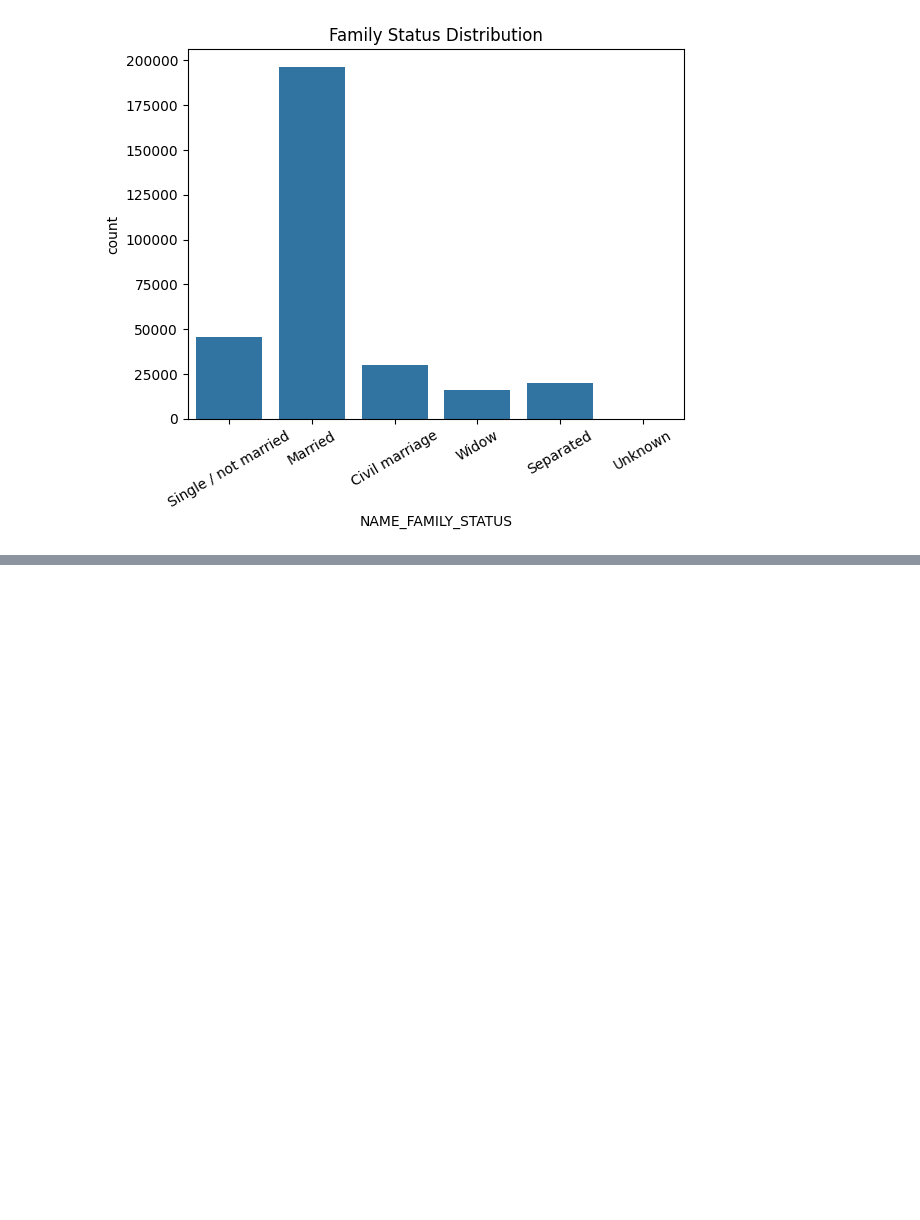
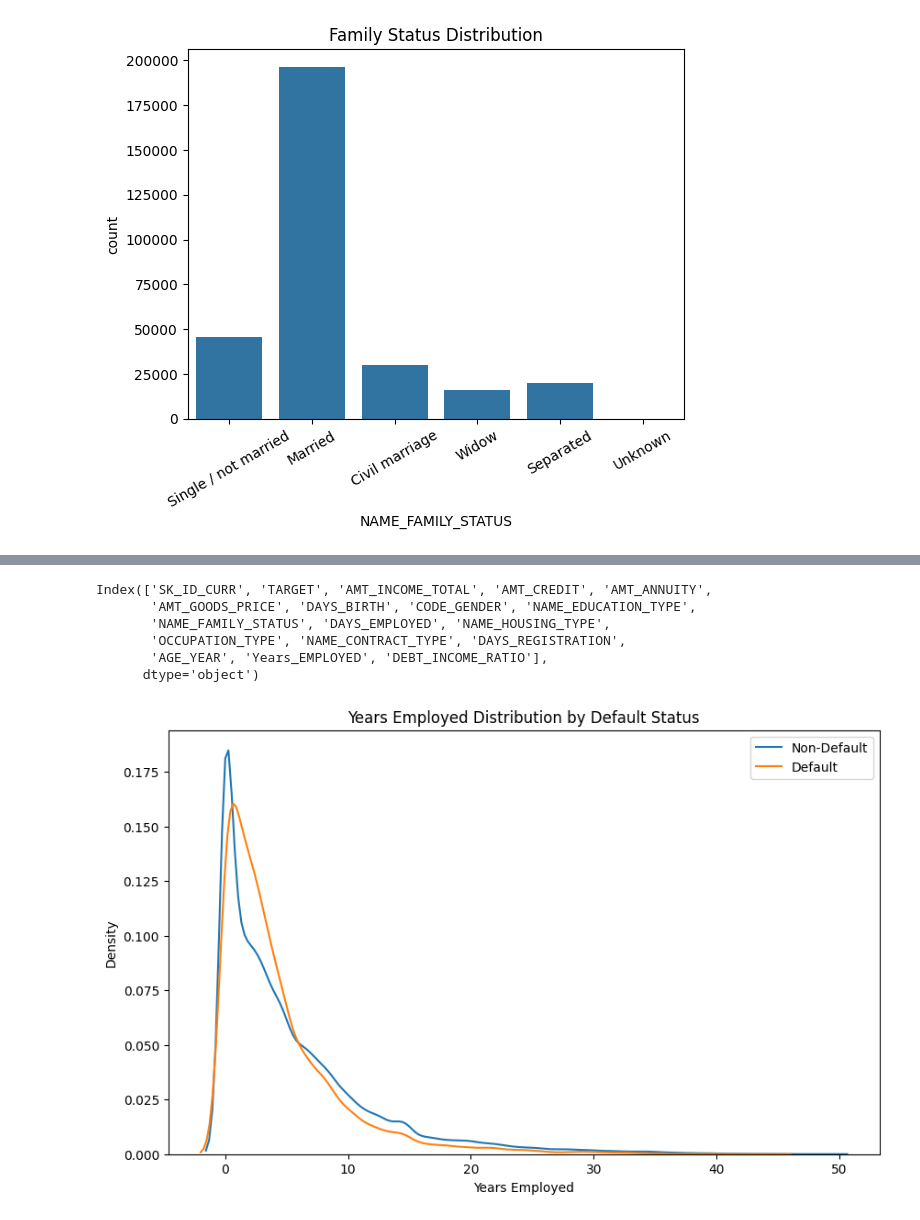
Before and after one commit to atharva3428/home-credit-analysis, a Jupyter notebook: analysis.ipynb, the cells around one changed output, grey strips where cells are left out. Drawn from its saved outputs; the diff is of its cells as text; code cells hidden in the pictures; blank space fills up the shorter version.

```diff
--- a/analysis.ipynb
+++ b/analysis.ipynb
@@ -198,0 +226,20 @@ plt.show()
+# %%
+df.columns
+# %% [output]
+Index(['SK_ID_CURR', 'TARGET', 'AMT_INCOME_TOTAL', 'AMT_CREDIT', 'AMT_ANNUITY',
+       'AMT_GOODS_PRICE', 'DAYS_BIRTH', 'CODE_GENDER', 'NAME_EDUCATION_TYPE',
+       'NAME_FAMILY_STATUS', 'DAYS_EMPLOYED', 'NAME_HOUSING_TYPE',
+       'OCCUPATION_TYPE', 'NAME_CONTRACT_TYPE', 'DAYS_REGISTRATION',
+       'AGE_YEAR', 'Years_EMPLOYED', 'DEBT_INCOME_RATIO'],
+      dtype='object')
+# %%
+plt.figure(figsize=(10, 6))
+sns.kdeplot(data=df[df['TARGET'] == 0]['Years_EMPLOYED'], label='Non-Default')
+sns.kdeplot(data=df[df['TARGET'] == 1]['Years_EMPLOYED'], label='Default')
+plt.title('Years Employed Distribution by Default Status')
+plt.xlabel('Years Employed')
+plt.ylabel('Density')
+plt.legend()
+plt.show()
+# %% [output]
+[figure, added]
```
Also changed, not shown: parts of 15 cells of this notebook.
